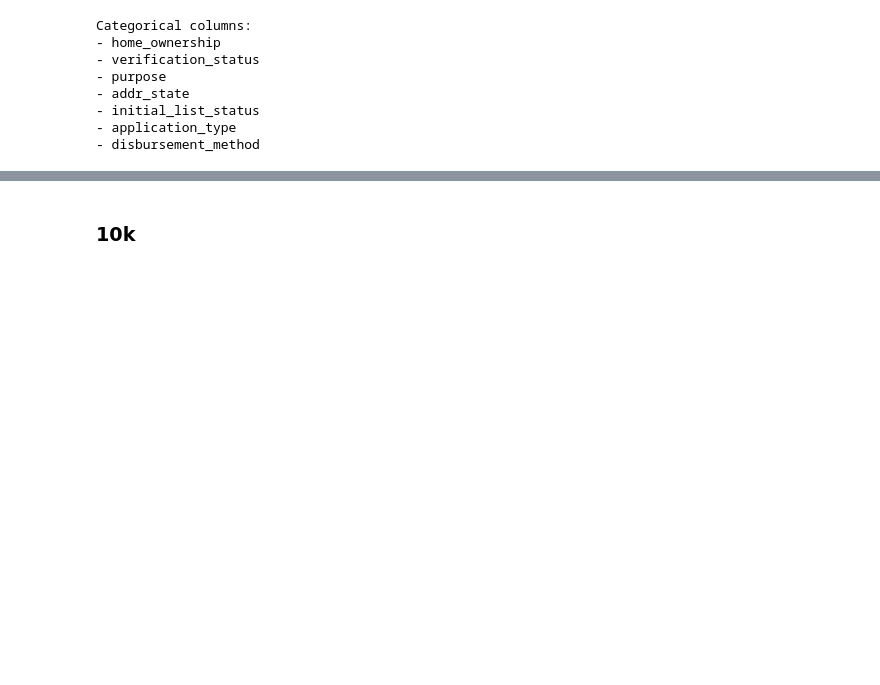
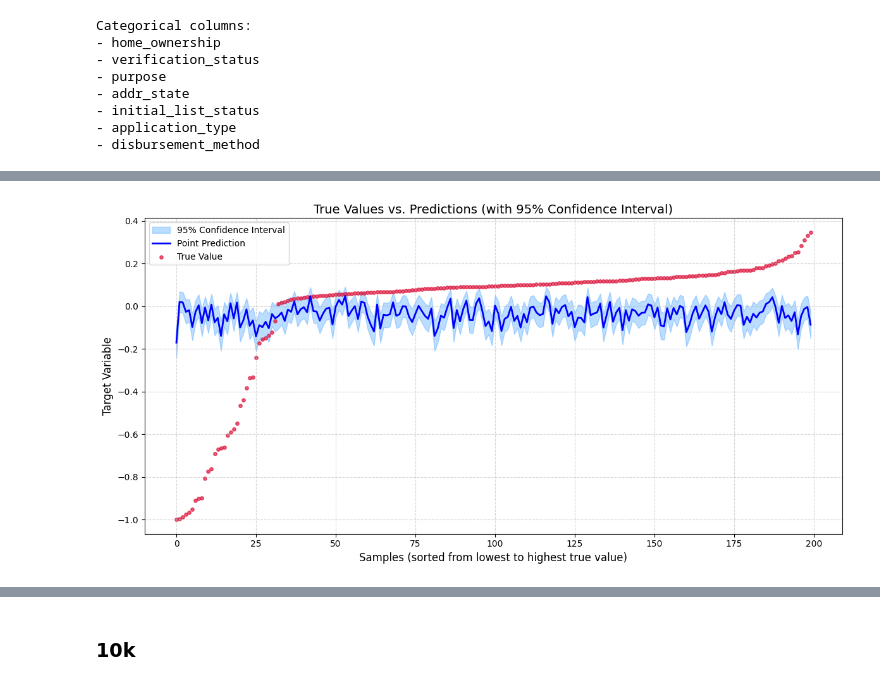
Before and after one commit to oskarklima/bachelor_thesis, a Jupyter notebook: 03_pgbm_hyperparameter_tuning.ipynb, the cells around one changed output, grey strips where cells are left out. Cells and saved outputs as stored; diff of their text form; code cells hidden in the pictures; blank space fills up the shorter version.

```diff
--- a/03_pgbm_hyperparameter_tuning.ipynb
+++ b/03_pgbm_hyperparameter_tuning.ipynb
@@ -96,0 +301,33 @@ Categorical columns:
+# %%
+import matplotlib.pyplot as plt
+import numpy as np
+
+# Calculate the bounds of the 95% confidence interval (Z-score is approx. 1.96)
+z_score = 1.96
+lower_bound = holdout_point - z_score * holdout_std
+upper_bound = holdout_point + z_score * holdout_std
+
+sort_idx = np.argsort(y_val_holdout.values)
+y_true_sorted = y_val_holdout.values[sort_idx]
+y_pred_sorted = holdout_point[sort_idx]
+lower_sorted = lower_bound[sort_idx]
+upper_sorted = upper_bound[sort_idx]
+
+plt.figure(figsize=(12, 6))
+
+plt.fill_between(range(len(y_true_sorted)), lower_sorted, upper_sorted,
+                 color='dodgerblue', alpha=0.3, label='95% Confidence Interval')
+
+plt.plot(range(len(y_true_sorted)), y_pred_sorted, color='blue', linewidth=2, label='Point Prediction')
+
+plt.scatter(range(len(y_true_sorted)), y_true_sorted, color='crimson', s=15, alpha=0.7, label='True Value')
+
+plt.title('True Values vs. Predictions (with 95% Confidence Interval)', fontsize=14)
+plt.xlabel('Samples (sorted from lowest to highest true value)', fontsize=12)
+plt.ylabel('Target Variable', fontsize=12)
+plt.legend(loc='upper left')
+plt.grid(True, linestyle='--', alpha=0.5)
+plt.tight_layout()
+plt.show()
+# %% [output]
+[figure, added]
```
Also changed, not shown: parts of 37 cells of this notebook, 8 other files.
